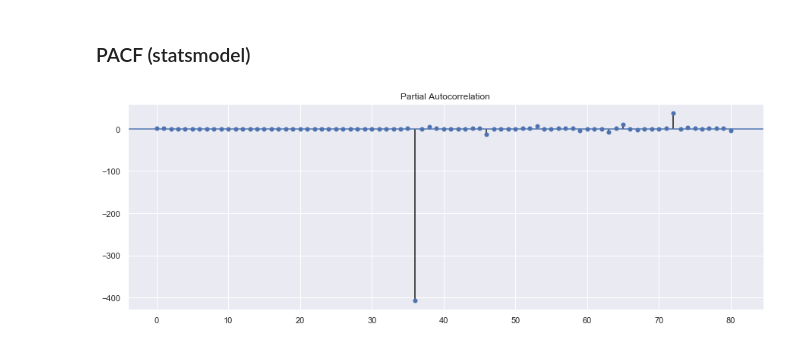
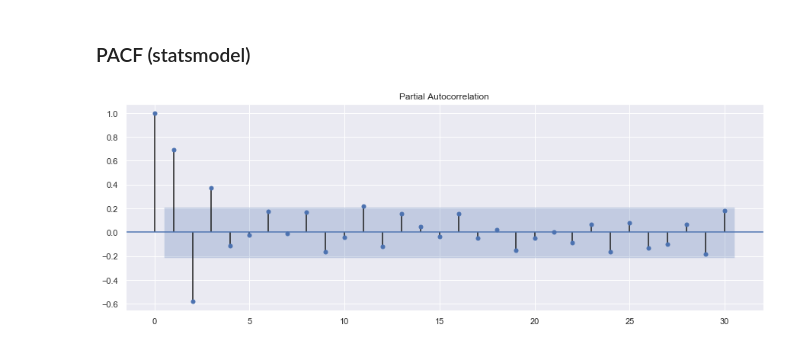
Before and after one commit to Joe-Bit-lab/mod4, a Jupyter notebook: Step4_Reckoning/Step4c_Liberty_IN_47353.ipynb, the cells around one changed output. Drawn from its saved outputs; the diff is of its cells as text; code cells hidden in the pictures.

```diff
--- a/Step4_Reckoning/Step4c_Liberty_IN_47353.ipynb
+++ b/Step4_Reckoning/Step4c_Liberty_IN_47353.ipynb
@@ -129,9 +129,9 @@ plot_acf(diff_df['diff'], lags=80);
 ### PACF (statsmodel)
 # %%
 rcParams['figure.figsize'] = 15, 5
-plot_pacf(diff_df['diff'], lags=80);
+plot_pacf(diff_df['diff'], lags=30);
 # %% [output]
-[figure, old version]
+[figure, new version]
 # %%
 import pickle
 pickle_in = open('../data/processed/train_val_test.pickle', 'rb')
```
Also changed, not shown: parts of 20 cells of this notebook, 2 other files.
